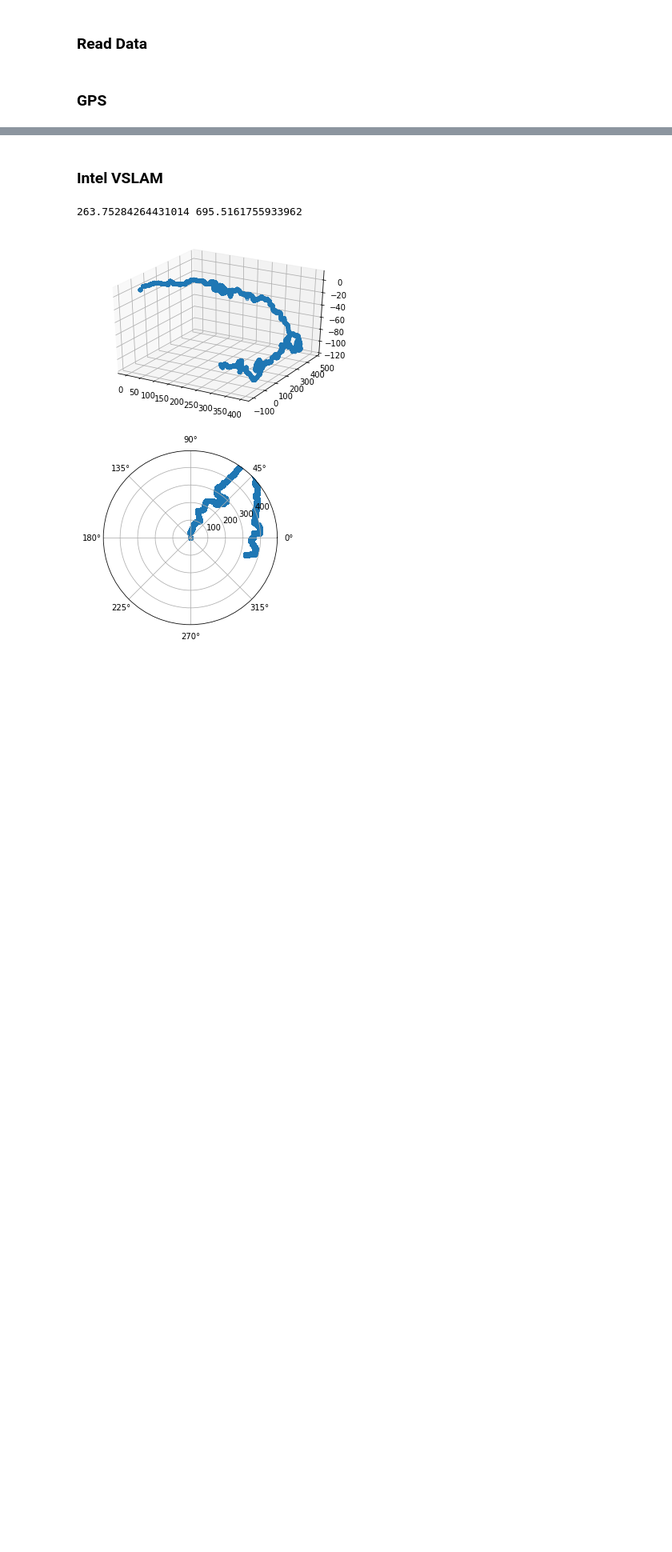
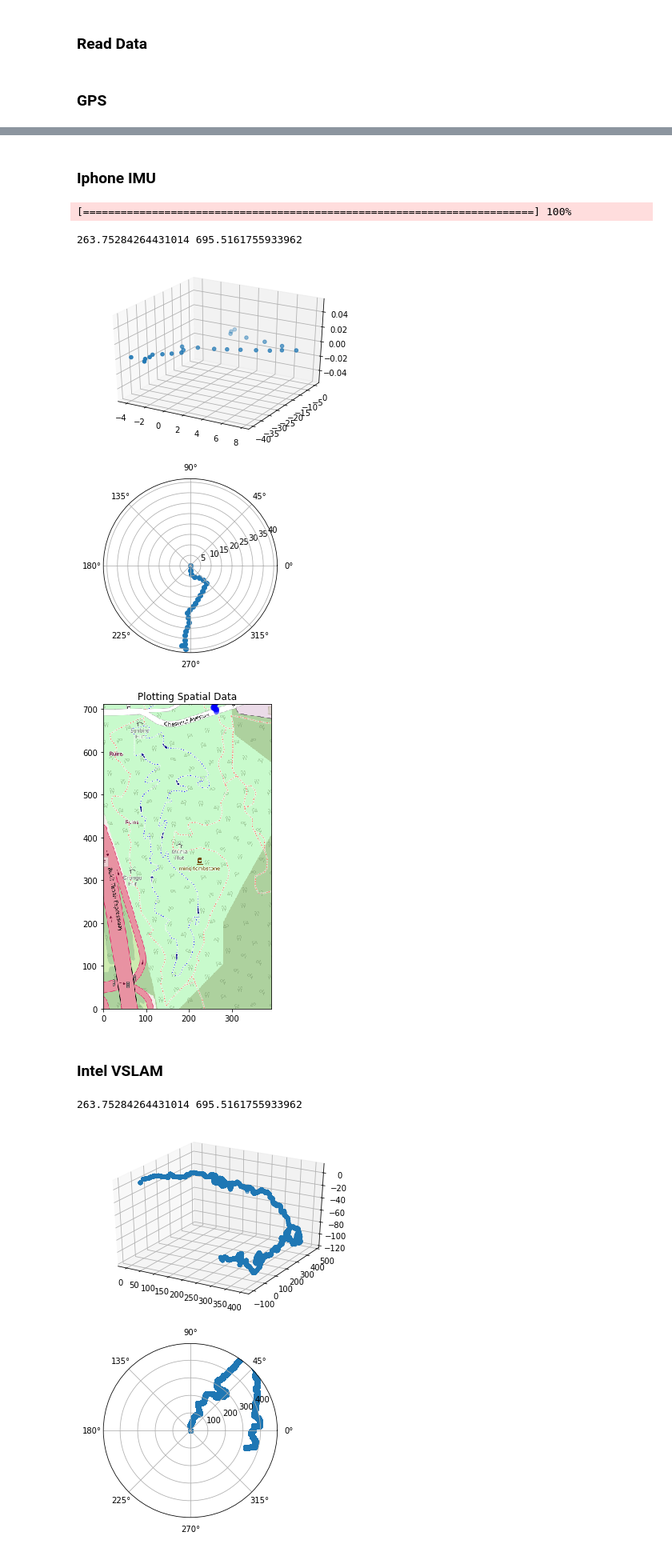
Before and after one commit to keshav123456/UROP2020, a Jupyter notebook: Ganymede.ipynb, the cells around one changed output, grey strips where cells are left out. Shown at 80% size. Drawn from its saved outputs; the diff is of its cells as text; code cells hidden in the pictures; blank space fills up the shorter version.

```diff
--- a/Ganymede.ipynb
+++ b/Ganymede.ipynb
@@ -540,6 +557,16 @@ def algorithm2(data, lpf):
     visualisation(x, z, y)
     return {'error': error(exp1GT, pd.DataFrame({'positionX':z,'positionY':y,'positionZ':x})), 'data':[x,y,z]}
 
+def noloopsalgorithm2(data, lpf):
+    data = dataFiltering2(data)
+    data = normalise(data, lpf)
+    lengths, rows, valleys = stepDetection2(data)
+    headings = headings1(data, rows) # headings 2 doesnt seem work very well - whats wrong with the gyro??
+    x, y, z = deadReckoning1(lengths, headings, 0, 0, 0)
+    visualisation(x, z, y)
+    return {'error': error(exp1GT, pd.DataFrame({'positionX':z,'positionY':y,'positionZ':x})), 'data':[x,y,z]}
+
+
 #ignore this it's quite useless (may not be worth trying to get it to work)
 def algorithm3(data):
     data = dataFiltering2(data)
@@ -681,3 +712,17 @@ data = mapGPS(imu_exp2,'map2.png', box)
+# %% [markdown]
+### Iphone IMU
+# %%
+### Work in progress - my data collection methods weren't ideal for this one and it's a bit of mess unfortunately.
+## failed as the paths were too bumpy for the iphone sensor (thus needs a different sort of calibration -
+## not making it very useful for changing circumstances) - will try in a flatter area.
+res = noloopsalgorithm2(imu_exp2, 3)
+latlongtoMetres(res['data'][0], res['data'][2], box,1.37115, 103.78152, 'map2.png')
+# %% [output]
+[========================================================================] 100%
+263.75284264431014 695.5161755933962
+[figure, added]
+[figure, added]
+[figure, added]
 # %% [markdown]
 ### Intel VSLAM
 # %%
```
Also changed, not shown: parts of 13 cells of this notebook, 1 other file.
